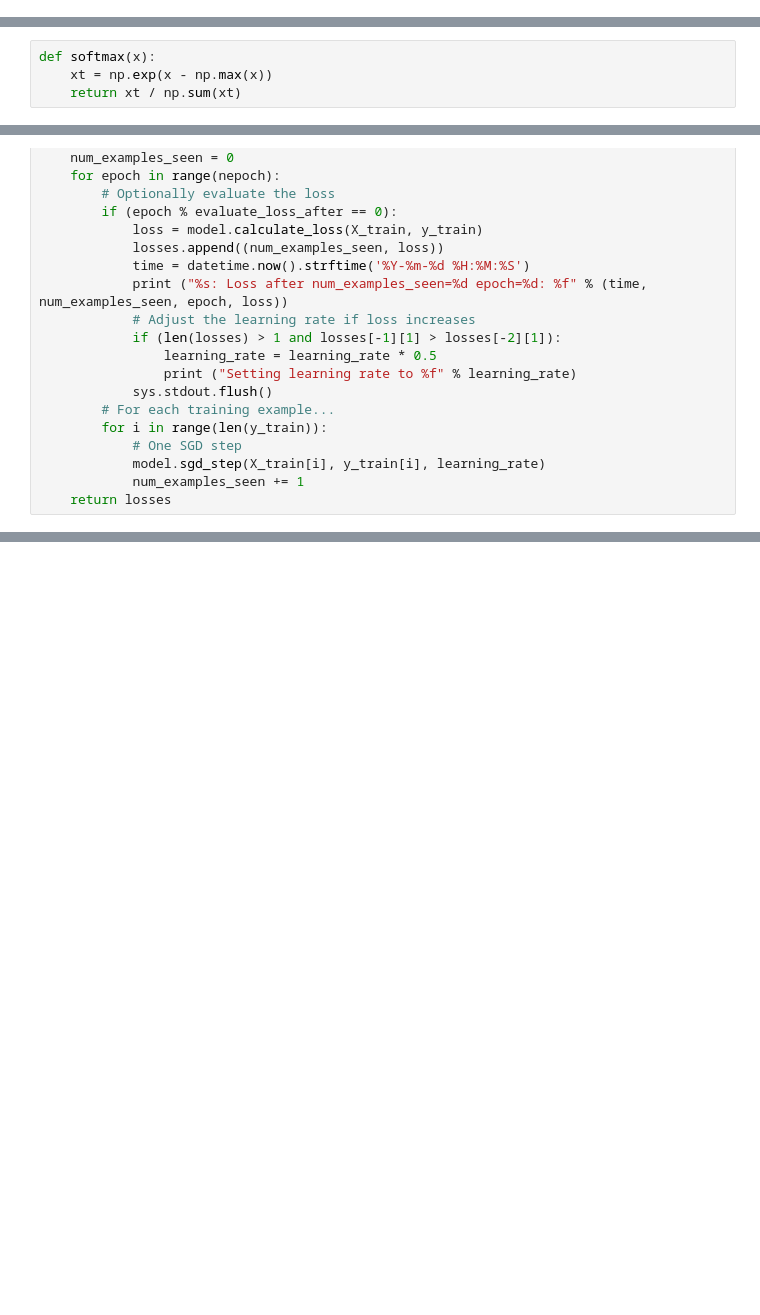
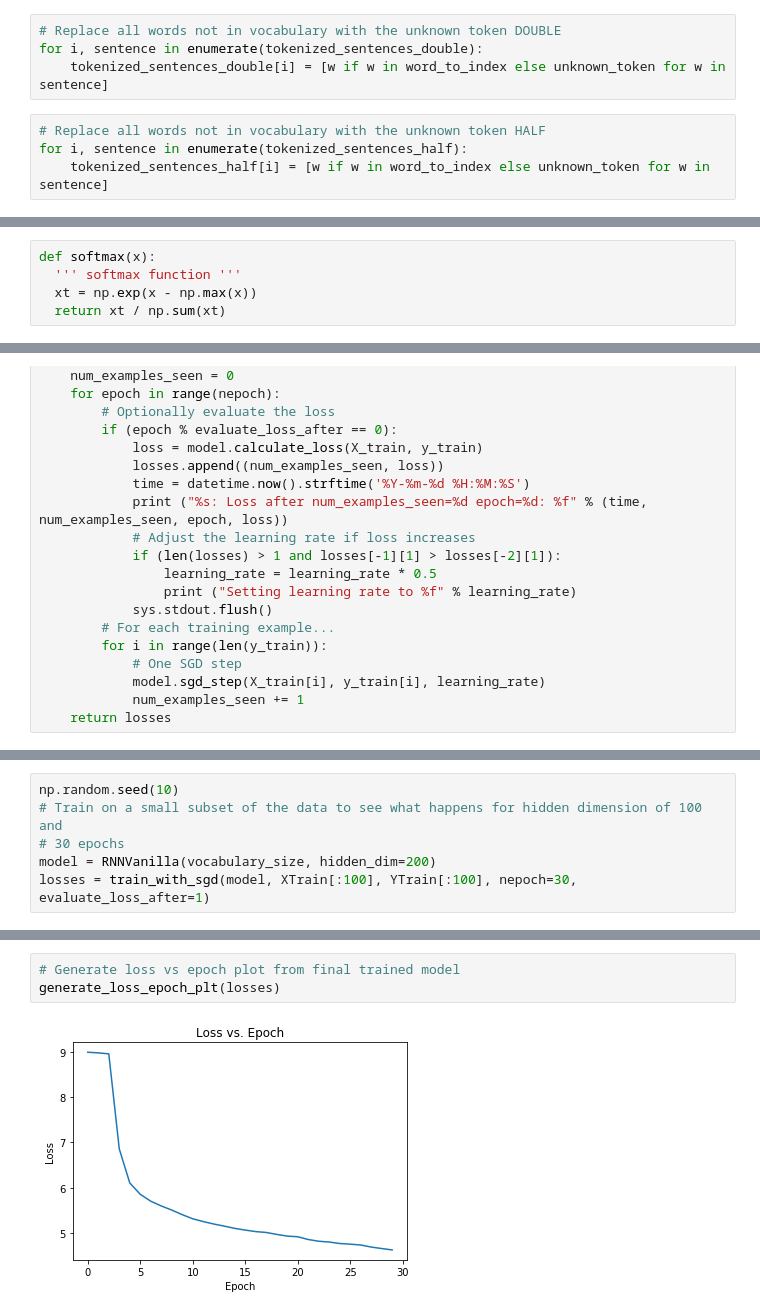
Before and after one commit to tobby-lie/Recurrent-Neural-Network-from-Scratch, a Jupyter notebook: Lie_5931_PA3.ipynb, the cells around one changed output, grey strips where cells are left out. Saved outputs shown, nothing was run; the diff lists cells and outputs as text; blank space fills up the shorter version.

```diff
--- a/Lie_5931_PA3.ipynb
+++ b/Lie_5931_PA3.ipynb
@@ -214,3 +262,11 @@ index_to_word[7999]
 for i, sentence in enumerate(tokenized_sentences):
     tokenized_sentences[i] = [w if w in word_to_index else unknown_token for w in sentence]
+# %%
+# Replace all words not in vocabulary with the unknown token DOUBLE
+for i, sentence in enumerate(tokenized_sentences_double):
+    tokenized_sentences_double[i] = [w if w in word_to_index else unknown_token for w in sentence]
+# %%
+# Replace all words not in vocabulary with the unknown token HALF
+for i, sentence in enumerate(tokenized_sentences_half):
+    tokenized_sentences_half[i] = [w if w in word_to_index else unknown_token for w in sentence]
 # %%
@@ -283,8 +385,9 @@ class RNNVanilla:
         self.W = np.random.uniform(-np.sqrt(1./hidden_dim), np.sqrt(1./hidden_dim), (hidden_dim, hidden_dim))
 # %%
 def softmax(x):
-    xt = np.exp(x - np.max(x))
-    return xt / np.sum(xt)
+  ''' softmax function '''
+  xt = np.exp(x - np.max(x))
+  return xt / np.sum(xt)
 # %%
 def forward_propagation(self, x):
     # Total number of time steps
@@ -627,0 +871,6 @@ plt.show()
+# %%
+np.random.seed(10)
+# Train on a small subset of the data to see what happens for hidden dimension of 100 and
+# 30 epochs
+model = RNNVanilla(vocabulary_size, hidden_dim=200)
+losses = train_with_sgd(model, XTrain[:100], YTrain[:100], nepoch=30, evaluate_loss_after=1)
@@ -627,0 +917,5 @@ plt.show()
+# %%
+# Generate loss vs epoch plot from final trained model
+generate_loss_epoch_plt(losses)
+# %% [output]
+[figure, added]
```
Also changed, not shown: parts of 78 cells of this notebook.
